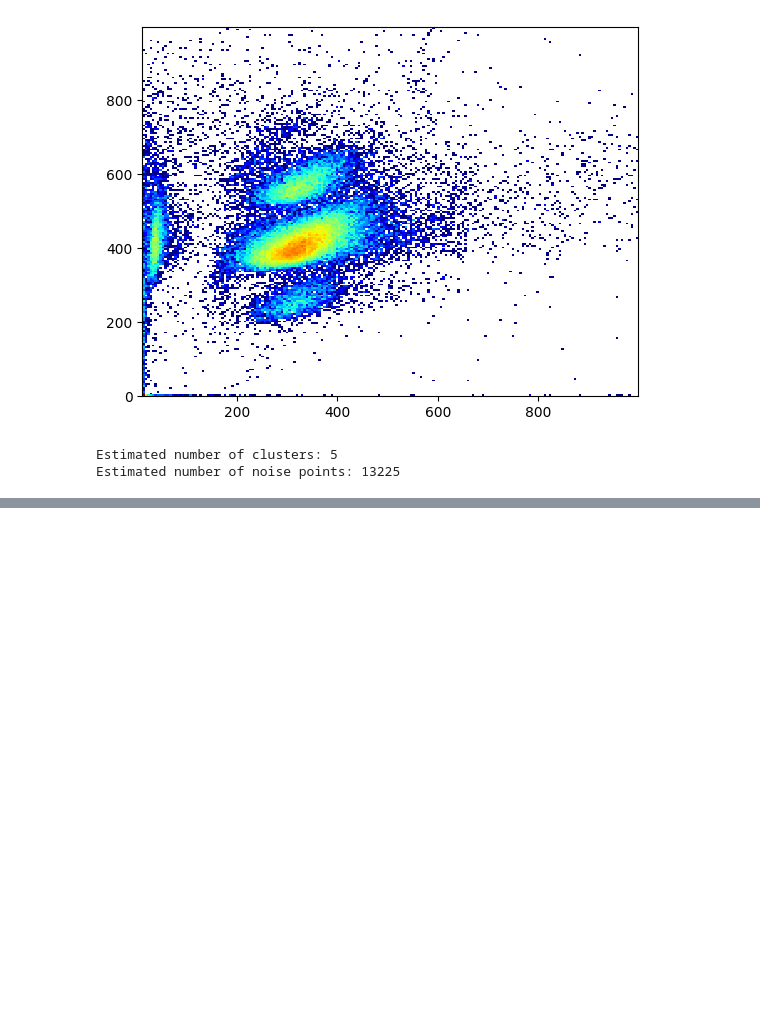
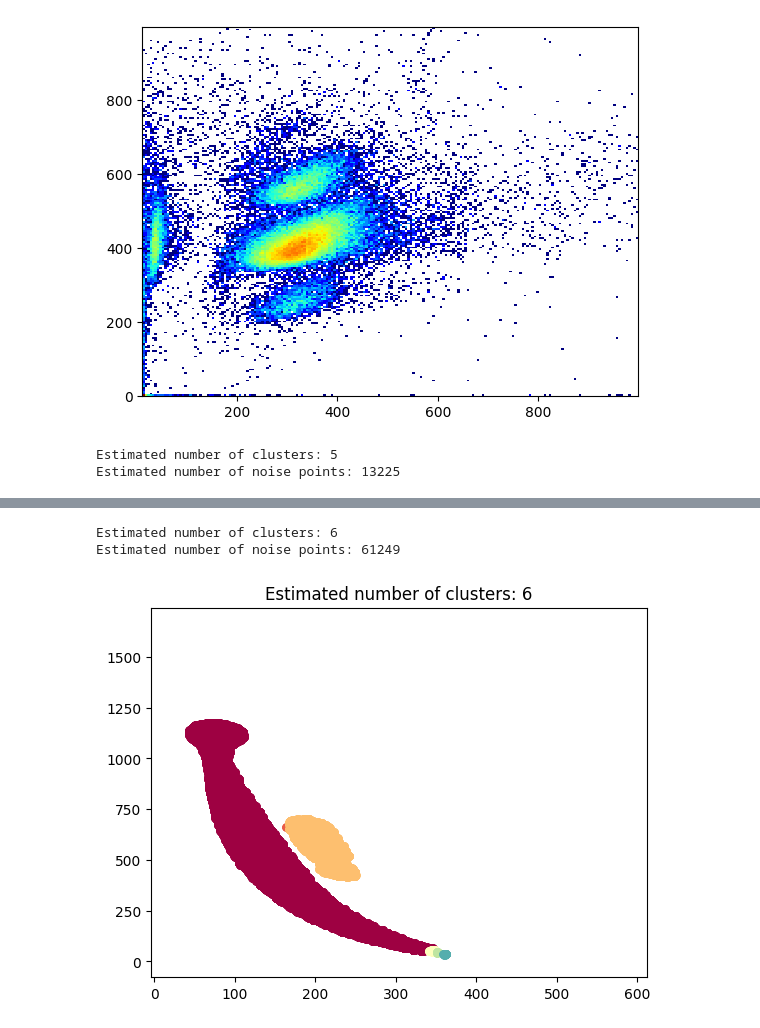
Before and after one commit to ThePiekorz/Analiza_skupien_w_fizyce_jadrowej, a Jupyter notebook: KPiekorz.ipynb, the cells around one changed output, grey strips where cells are left out. Cells and saved outputs as stored; diff of their text form; code cells hidden in the pictures; blank space fills up the shorter version.

```diff
--- a/KPiekorz.ipynb
+++ b/KPiekorz.ipynb
@@ -214,3 +205,53 @@ plt.show()
+# %%
+db = DBSCAN(eps=3, min_samples=100).fit(data3)  #wywala na epsilon 5, eps=4 i min=50 działa
+labels = db.labels_
+
+n_clusters_ = len(set(labels)) - (1 if -1 in labels else 0)
+n_noise_ = list(labels).count(-1)
+
+print("Estimated number of clusters: %d" % n_clusters_)
+print("Estimated number of noise points: %d" % n_noise_)
+# %% [output]
+Estimated number of clusters: 6
+Estimated number of noise points: 61249
+# %%
+unique_labels = set(labels)
+core_samples_mask = np.zeros_like(labels, dtype=bool)
+core_samples_mask[db.core_sample_indices_] = True
+
+colors = [plt.cm.Spectral(each) for each in np.linspace(0, 1, len(unique_labels))]
+
+for k, col in zip(unique_labels, colors):
+    if k == -1:
+        # Black used for noise.
+        col = [0, 0, 0, 1]
+        pass
+
+    class_member_mask = labels == k
+    xy = data3[class_member_mask & core_samples_mask]
+    plt.plot(
+        xy[:, 0],
+        xy[:, 1],
+        "o",
+        markerfacecolor=tuple(col),
+        markeredgecolor=col, #k <--- tutaj patrzec na krawędzie
+        markersize=5,
+    )
+
+    xy = data3[class_member_mask & ~core_samples_mask]
+    plt.plot(
+        xy[:, 0],
+        xy[:, 1],
+        ".",
+        markerfacecolor=tuple(col),
+        markeredgecolor='k',
+        markersize=0, #0 wywalić noise
+    )
+
+plt.title(f"Estimated number of clusters: {n_clusters_}")
+plt.show()
+# %% [output]
+[figure, added]
 # %%
 data4 = np.loadtxt('3N_forces_noise_data.txt', delimiter='\t')
 plt.hist2d(data4[:,0], data4[:,1], bins = 200, cmap='jet', norm = matplotlib.colors.LogNorm())
```
Also changed, not shown: parts of 13 cells of this notebook.
